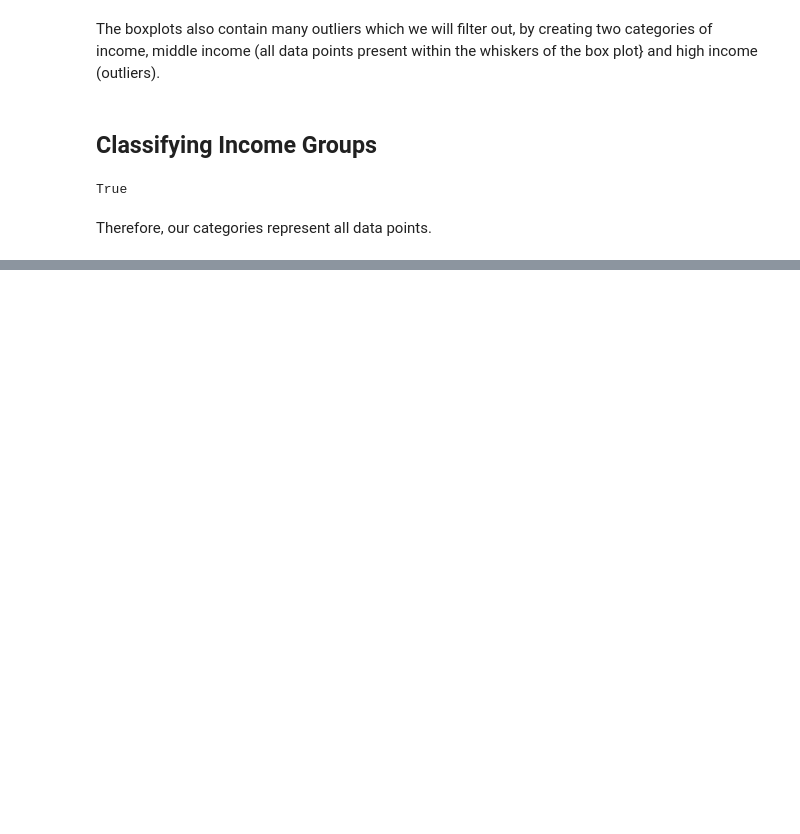
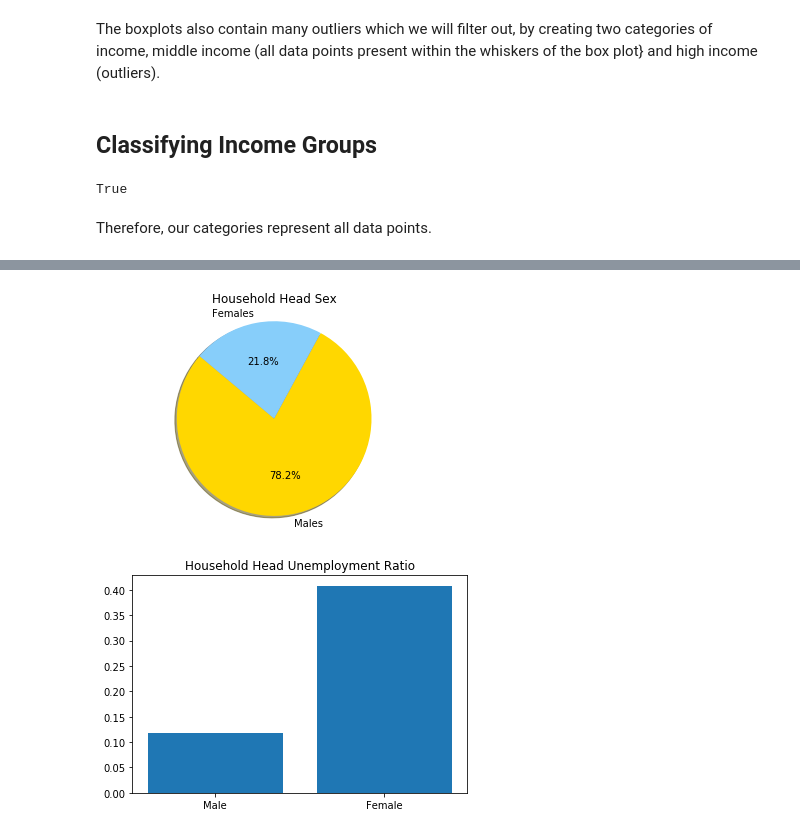
Before and after one commit to AshishShenoy/ids-project, a Jupyter notebook: ids-project.ipynb, the cells around one changed output, grey strips where cells are left out. Drawn from its saved outputs; the diff is of its cells as text; code cells hidden in the pictures; blank space fills up the shorter version.

Commit message:
Add unemployment ratio

```diff
--- a/ids-project.ipynb
+++ b/ids-project.ipynb
@@ -63,0 +84,32 @@ Therefore, our categories represent all data points.
+# %%
+male_head_count=0
+female_head_count=0
+male_head_unemployed_count = 0
+female_head_unemployed_count = 0
+
+for i in range(len(df)):
+    if df["Household Head Sex"][i]=="Male":
+        male_head_count+=1
+        if df["Household Head Job or Business Indicator"][i]=='No Job/Business':
+            male_head_unemployed_count += 1
+    if df["Household Head Sex"][i]=="Female":
+        female_head_count+=1
+        if df["Household Head Job or Business Indicator"][i]=='No Job/Business':
+            female_head_unemployed_count += 1
+# %%
+labels = "Males","Females"
+sizes = [male_head_count,female_head_count]
+colors = ['gold','lightskyblue']
+explode=(0,0)
+
+plt.pie(sizes, explode=explode, labels=labels, colors=colors,autopct='%1.1f%%', shadow=True, startangle=140)
+plt.title("Household Head Sex")
+plt.axis('equal')
+plt.show()
+
+plt.bar(["Male","Female"], height=[male_head_unemployed_count/male_head_count, female_head_unemployed_count/female_head_count])
+plt.title("Household Head Unemployment Ratio")
+plt.show()
+# %% [output]
+[figure, added]
+[figure, added]
```
Also changed, not shown: parts of 3 cells of this notebook.
